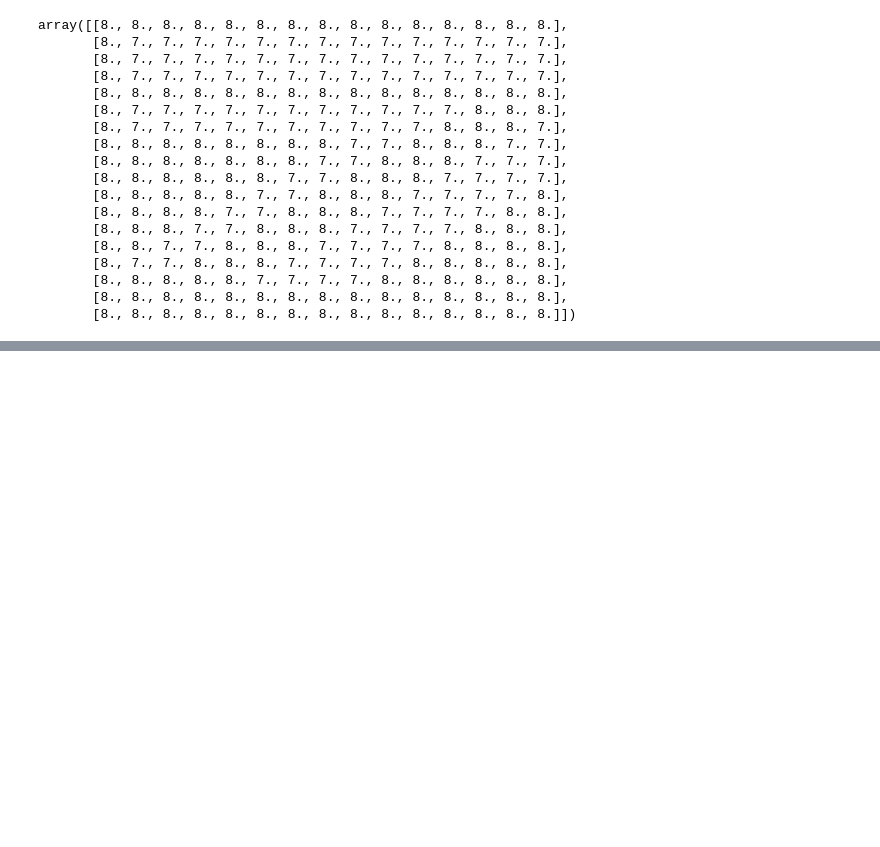
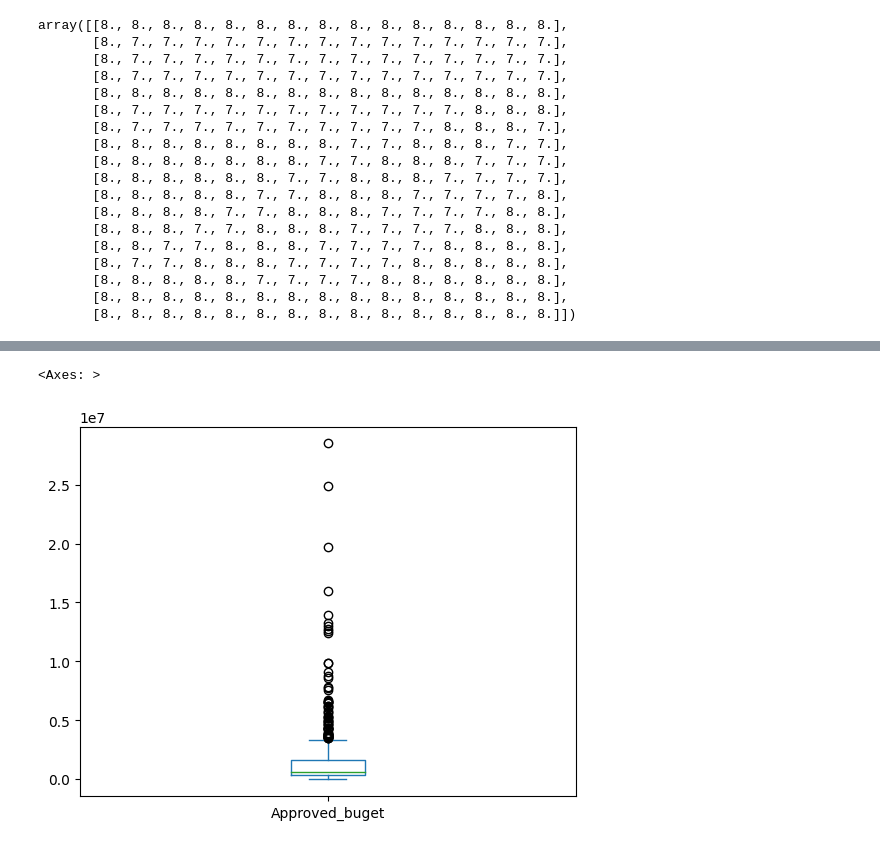
Before and after one commit to Tonry12/data_science_bootcamp_8_tonnaw, a Jupyter notebook: python101_test.ipynb, the cells around one changed output, grey strips where cells are left out. Drawn from its saved outputs; the diff is of its cells as text; code cells hidden in the pictures; blank space fills up the shorter version.

```diff
--- a/python101_test.ipynb
+++ b/python101_test.ipynb
@@ -547,0 +562,4 @@ array([[8., 8., 8., 8., 8., 8., 8., 8., 8., 8., 8., 8., 8., 8., 8.],
+# %%
+import pandas as pd
+data1 = pd.read_csv('/content/drive/MyDrive/DataViz2023Data/ton.csv') #ใส่ path จาก drive
+data1.head(10)
@@ -547,0 +950,5 @@ array([[8., 8., 8., 8., 8., 8., 8., 8., 8., 8., 8., 8., 8., 8., 8.],
+# %%
+data1['Approved_buget'].plot.box() #ดูค่าผิดปกติจาก box plot
+# %% [output]
+<Axes: >
+[figure, added]
```
Also changed, not shown: parts of 64 cells of this notebook.
